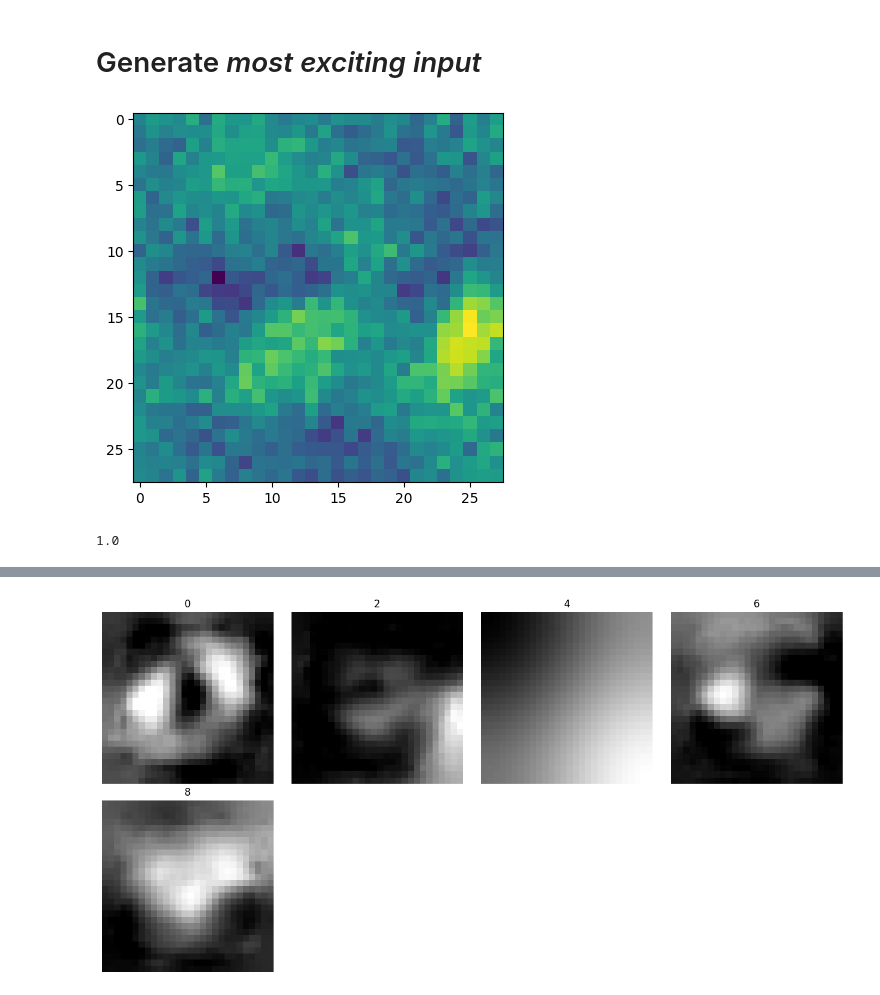
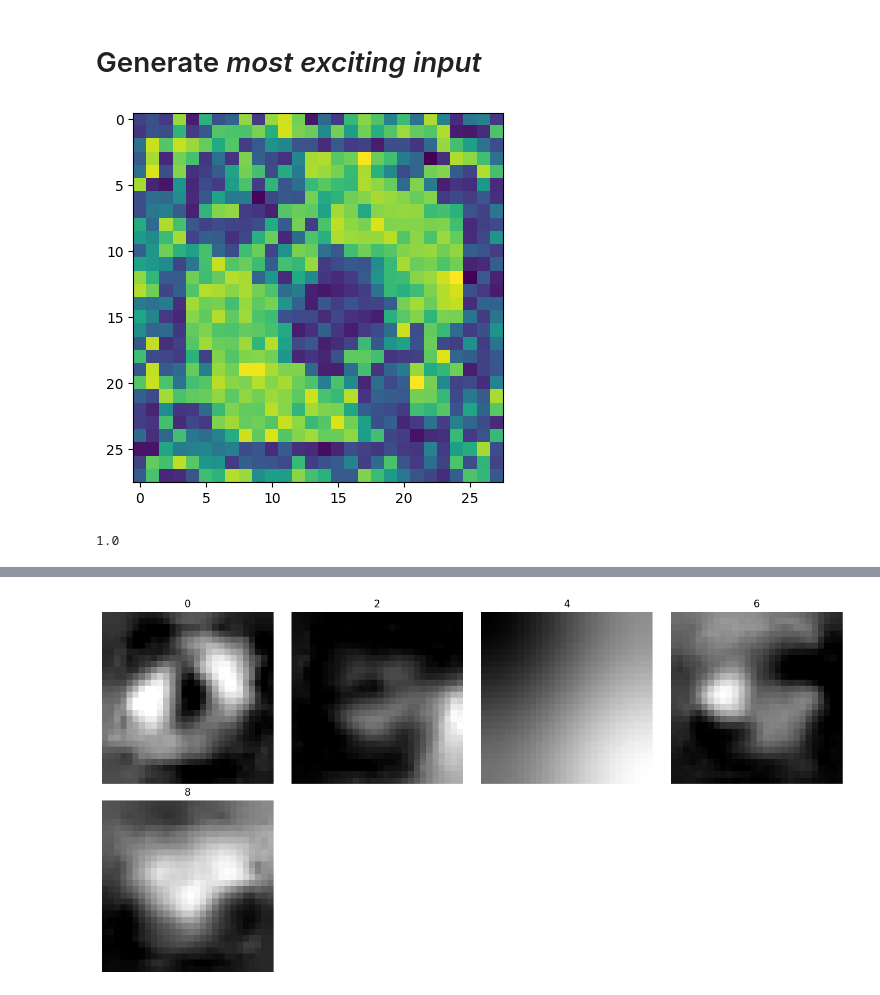
Before and after one commit to lacykaltgr/mei, a Jupyter notebook: examples/example_mnist.ipynb, the cells around one changed output, grey strips where cells are left out. Drawn from its saved outputs; the diff is of its cells as text; code cells hidden in the pictures.

```diff
--- a/examples/example_mnist.ipynb
+++ b/examples/example_mnist.ipynb
@@ -39,7 +39,11 @@ def operation(unit_n):
     def forward(x):
         output = model1(x)
         output = torch.flatten(output, 1)
-        return -output[:, unit_n]
+        activation = output[:, unit_n]
+        return dict(
+            objective=-activation,
+            activation=activation
+        )
     return forward
 # %% [markdown]
 # Import and instantiate MEI
@@ -53,16 +57,14 @@ from meitorch.tools.schedules import LinearSchedule, ConstantSchedule, OctaveSch
 # %%
 image_mei_config = dict(
-    iter_n=100,
-    n_samples=10, # number of samples per batch
+    iter_n=1000,
+    n_samples=1, # number of samples per batch
     save_every=100,        # save image every n iterations
     bias=0,               # bias of the image
     scale=1,              # scaling of the image
-    diverse=False,
-    diverse_params=dict(),
 
     #transformations
     scaler=None,              # scaling of the image (float or schedule)
-    jitter=2,             # size of translational jittering
+    jitter=None,             # size of translational jittering
 
     #normalization/clipping
     train_norm=None,        # norm adjustment during step
@@ -71,21 +73,19 @@ image_mei_config = dict(
 
 
     #optmizer
-    optimizer="mei",
+    optimizer="adam",
     optimizer_params=dict(
         lr=0.01,        # scaling of gradient steps (float or schedule) = learning rate
-        step_size=1
+        #step_size=1
     ),
 
     #preconditioning
-    precond=None,            # strength of gradient preconditioning filter falloff (float or schedule)
+    precond=0.8,            # strength of gradient preconditioning filter falloff (float or schedule)
 
     #denoiser
-    denoiser='tv',
+    denoiser='gaussian',
     denoiser_params=dict(
-        reguralization_scaler=0.1,
-        lr=0.1,
-        num_iters=100,
+        sigma=LinearSchedule(3, 0.01)
     ),
 )
 # %% [markdown]
@@ -95,9 +95,9 @@ meip = Mei.generate_image_based(**image_mei_config)
 # %%
 i = 0
 from matplotlib.pyplot import imshow, show
-imshow(meip.get_image()[i][0].detach().numpy())
+imshow(meip.get_image()[i].detach().numpy())
 show()
 print(meip.get_activation()[i])
 # %% [output]
-[figure, old version]
+[figure, new version]
 1.0
```
Also changed, not shown: parts of 6 cells of this notebook, 11 other files.
